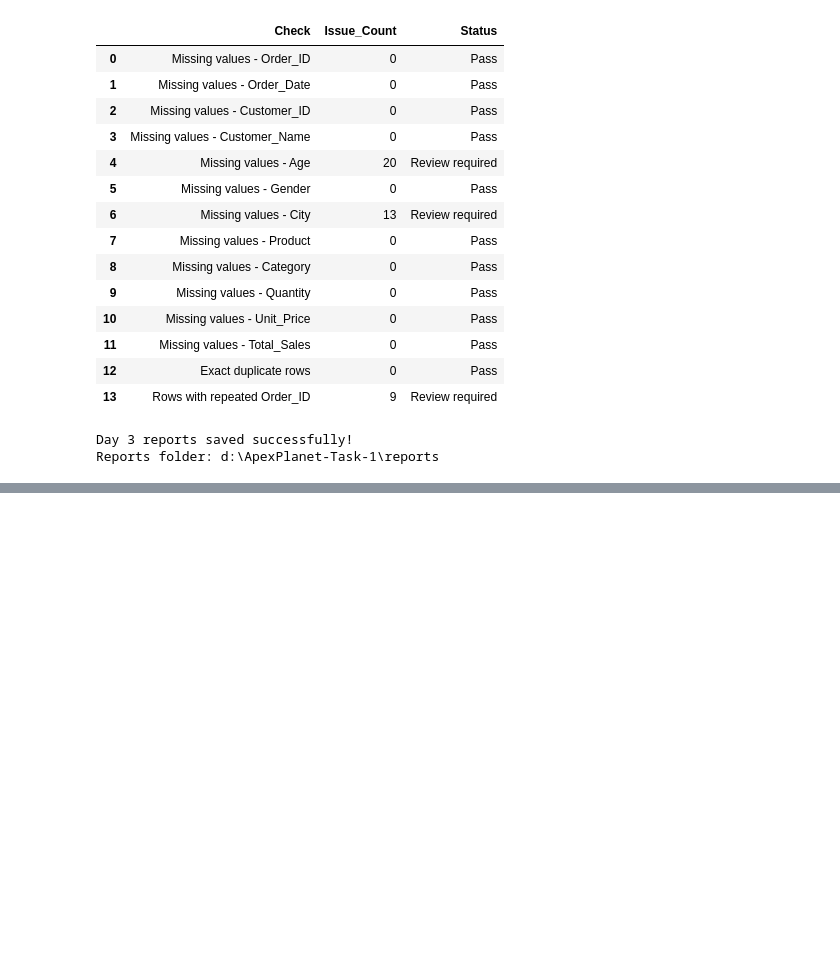
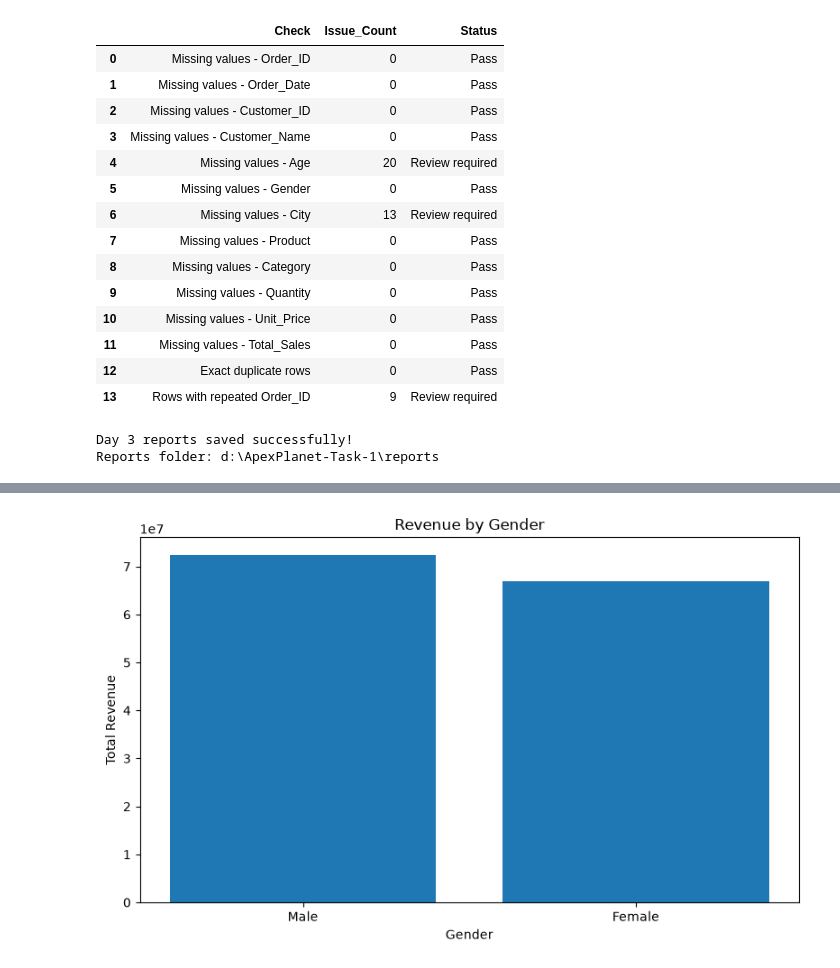
Before and after one commit to Ganeshkoli01/Ganeshkoli_ApexPlanet_Internship, a Jupyter notebook: notebooks/Data_Immersion_Wrangling.ipynb, the cells around one changed output, grey strips where cells are left out. Saved outputs shown, nothing was run; the diff lists cells and outputs as text; code cells hidden in the pictures; blank space fills up the shorter version.

```diff
--- a/notebooks/Data_Immersion_Wrangling.ipynb
+++ b/notebooks/Data_Immersion_Wrangling.ipynb
@@ -665,0 +1850,19 @@ Reports folder: d:\ApexPlanet-Task-1\reports
+# %%
+# DAY 7 - STEP 9: Gender-wise revenue chart
+
+import matplotlib.pyplot as plt
+
+plt.figure(figsize=(8, 5))
+
+plt.bar(
+    gender_analysis["Gender"],
+    gender_analysis["Total_Revenue"]
+)
+
+plt.title("Revenue by Gender")
+plt.xlabel("Gender")
+plt.ylabel("Total Revenue")
+plt.tight_layout()
+plt.show()
+# %% [output]
+[figure, added]
```
Also changed, not shown: parts of 75 cells of this notebook, 26 other files.
